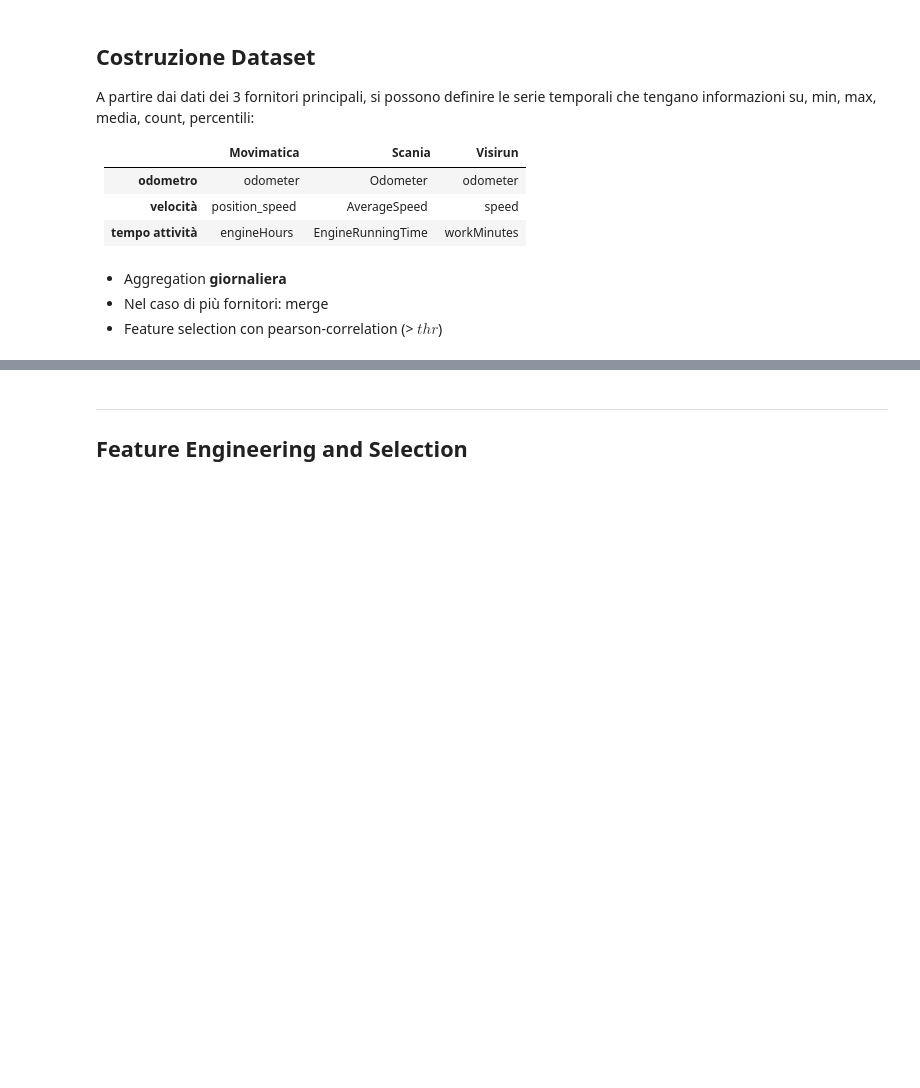
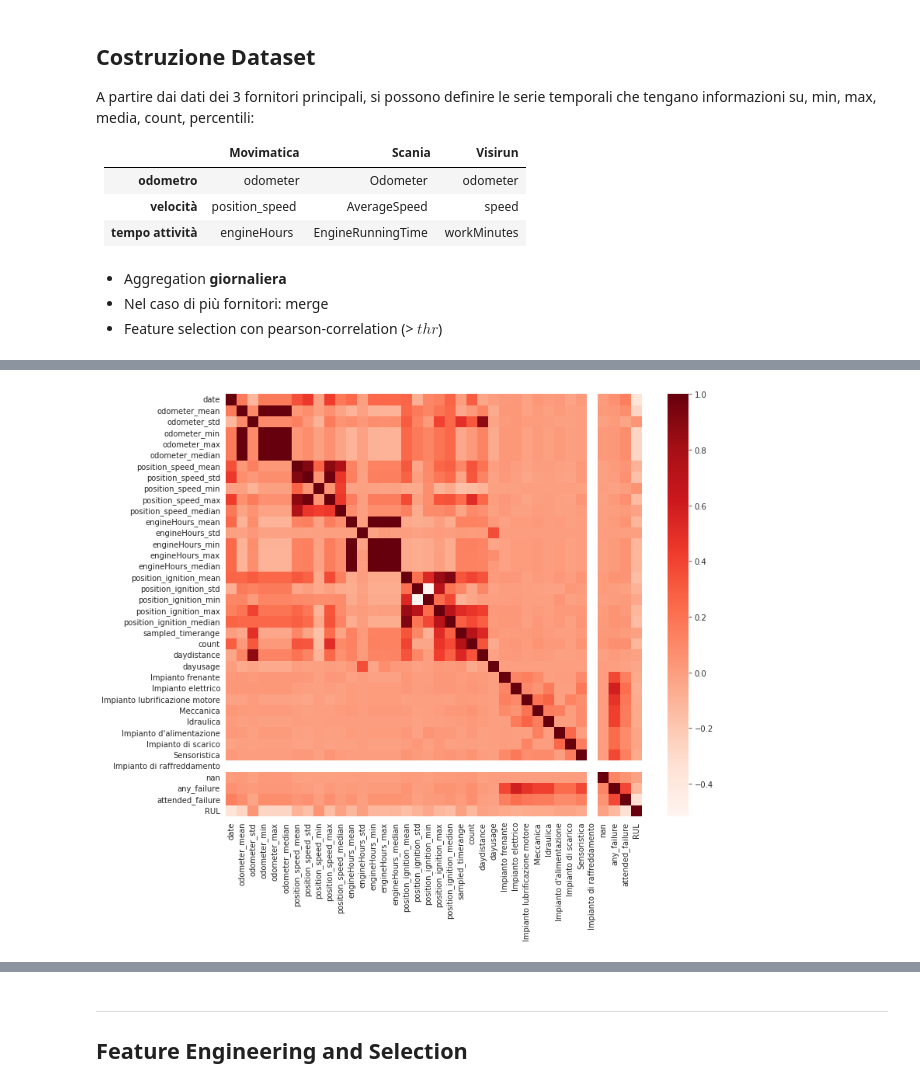
Before and after one commit to antonioalbanese/ai4trucks, a Jupyter notebook: Notebooks/Predictive_model.ipynb, the cells around one changed output, grey strips where cells are left out. Cells and saved outputs as stored; diff of their text form; code cells hidden in the pictures; blank space fills up the shorter version.

```diff
--- a/Notebooks/Predictive_model.ipynb
+++ b/Notebooks/Predictive_model.ipynb
@@ -120,0 +172,9 @@ for ix in df.index.unique():
+# %%
+plt.figure(figsize=(12,10))
+
+corr = ds.corr()
+
+sns.heatmap(corr, cmap=plt.cm.Reds)
+plt.show()
+# %% [output]
+[figure, added]
```
Also changed, not shown: parts of 18 cells of this notebook, 4 other files.
